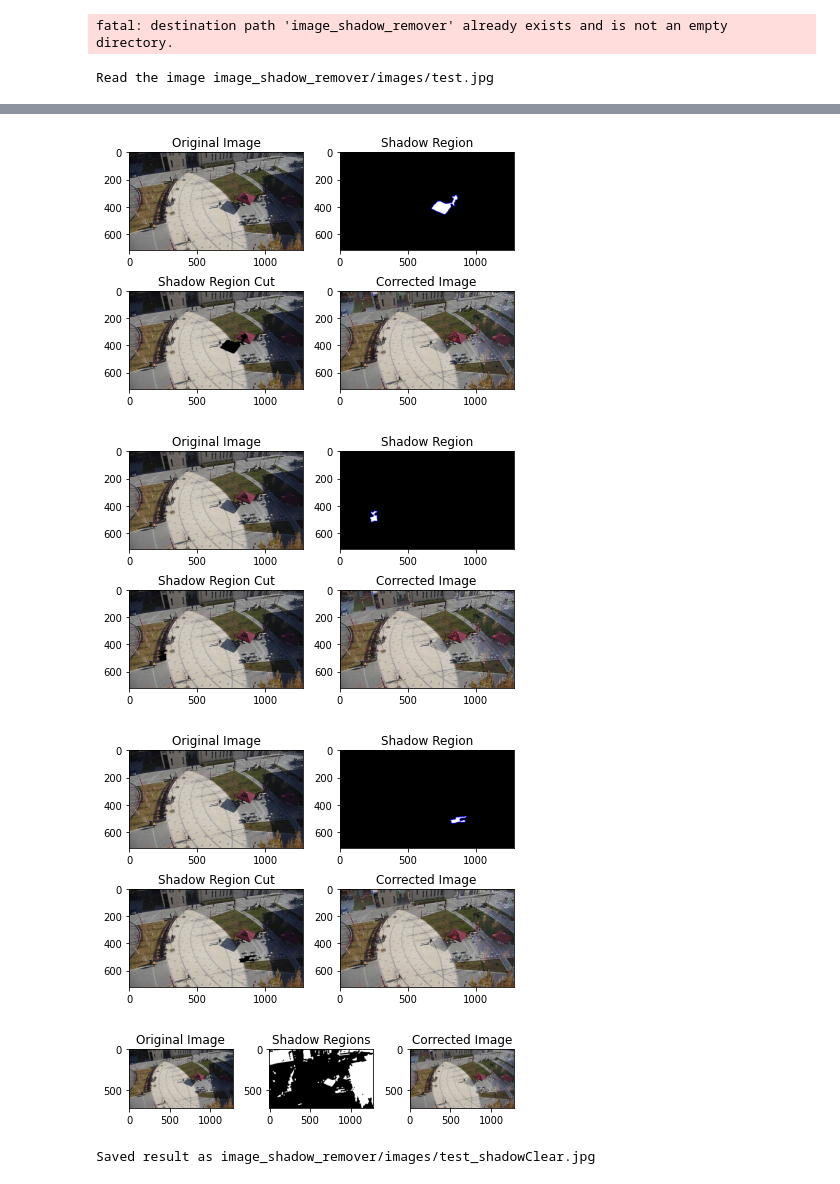
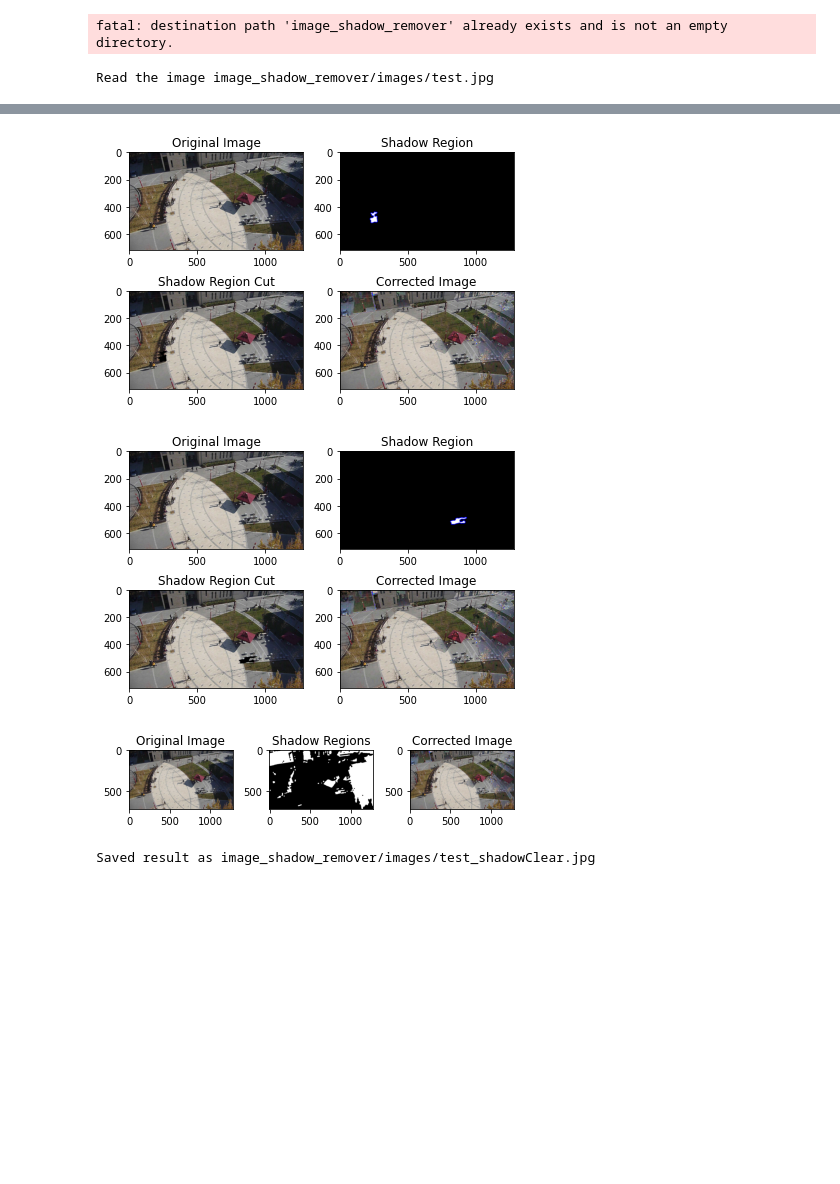
Before and after one commit to YalimD/image_shadow_remover, a Jupyter notebook: Shadow_Demo.ipynb, the cells around one changed output, grey strips where cells are left out. Cells and saved outputs as stored; diff of their text form; code cells hidden in the pictures; blank space fills up the shorter version.

```diff
--- a/Shadow_Demo.ipynb
+++ b/Shadow_Demo.ipynb
@@ -27,7 +27,9 @@ from typing import Tuple, List
 fatal: destination path 'image_shadow_remover' already exists and is not an empty directory.
 # %%
 # Applies median filtering over given point
-def median_filter(img: np.ndarray, point: np.ndarray, filter_size: int) -> List:
+def median_filter(img: np.ndarray,
+                  point: np.ndarray,
+                  filter_size: int) -> List:
     indices = [[x, y]
                for x in range(point[1] - filter_size // 2, point[1] + filter_size // 2 + 1)
                for y in range(point[0] - filter_size // 2, point[0] + filter_size // 2 + 1)]
@@ -47,7 +49,9 @@ def median_filter(img: np.ndarray, point: np.ndarray, filter_size: int) -> List:
 
 
 # Applies median filtering on given contour pixels, the filter size is adjustable
-def edge_median_filter(img: np.ndarray, contours_list: tuple, filter_size: int = 7) -> np.ndarray:
+def edge_median_filter(img: np.ndarray,
+                       contours_list: tuple,
+                       filter_size: int = 7) -> np.ndarray:
     temp_img = np.copy(img)
 
     for partition in contours_list:
@@ -220,13 +233,16 @@ def calculate_mask(org_image: np.ndarray,
     return mask
 # %%
 def remove_shadows(org_image: np.ndarray,
+                   ab_threshold: int,
                    lab_adjustment: bool,
                    region_adjustment_kernel_size: int,
                    shadow_dilation_iteration: int,
                    shadow_dilation_kernel_size: int,
                    shadow_size_threshold: int,
                    verbose: bool) -> Tuple[np.ndarray, np.ndarray]:
-    mask = calculate_mask(org_image, region_adjustment_kernel_size)
+    mask = calculate_mask(org_image,
+                          ab_threshold,
+                          region_adjustment_kernel_size)
 
     shadow_clear_img = process_regions(org_image,
                                        mask,
@@ -240,18 +256,20 @@ def remove_shadows(org_image: np.ndarray,
 
     return shadow_clear_img, mask
 # %%
-def process_image_file(img_name,
-                       save=False,
-                       lab_adjustment=False,
-                       region_adjustment_kernel_size=10,
-                       shadow_dilation_kernel_size=5,
-                       shadow_dilation_iteration=3,
-                       shadow_size_threshold=2500,
-                       verbose=False) -> Tuple[np.ndarray, np.ndarray, np.ndarray]:
+def process_image_file(img_name: str,
+                       save: bool = False,
+                       ab_threshold: int = 256,
+                       lab_adjustment: bool = False,
+                       region_adjustment_kernel_size: int = 10,
+                       shadow_dilation_kernel_size: int = 5,
+                       shadow_dilation_iteration: int = 3,
+                       shadow_size_threshold: int = 2500,
+                       verbose: bool = False) -> Tuple[np.ndarray, np.ndarray, np.ndarray]:
     org_image = cv.imread(img_name)
     print("Read the image {}".format(img_name))
 
     shadow_clear, mask = remove_shadows(org_image,
+                                        ab_threshold,
                                         lab_adjustment,
                                         region_adjustment_kernel_size,
                                         shadow_dilation_iteration,
@@ -285,7 +303,7 @@ def process_image_file(img_name,
 # %%
 image_path = "image_shadow_remover/images/test.jpg"
 
-org_image, mask, image_clear = process_image_file(image_path,  save = True, verbose = True)
+org_image, mask, image_clear = process_image_file(image_path, ab_threshold = 0, save = True, verbose = True)
 # %% [output]
 Read the image image_shadow_remover/images/test.jpg
 [figure]
@@ -298,5 +316,4 @@ Read the image image_shadow_remover/images/test.jpg
-[figure, old version]
+[figure, new version]
-[figure, old version]
+[figure, new version]
-[figure, old version]
+[figure, new version]
-[figure, removed]
 Saved result as image_shadow_remover/images/test_shadowClear.jpg
```
Also changed, not shown: parts of 2 cells of this notebook.
